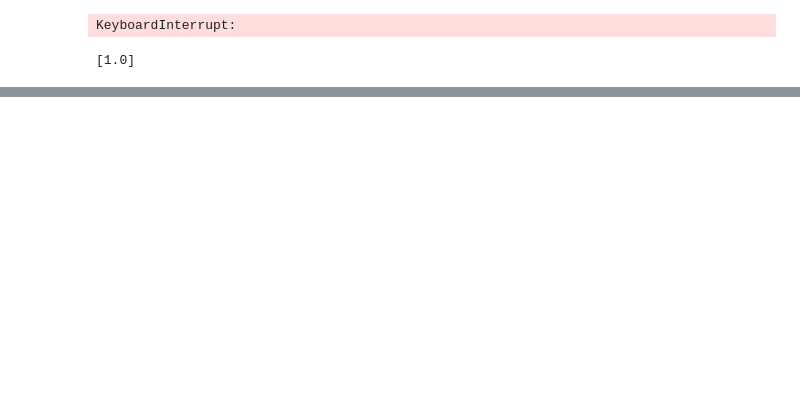
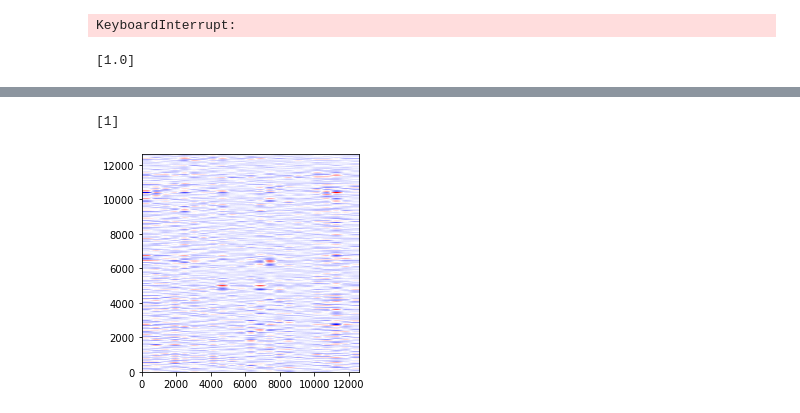
Before and after one commit to calvinsuzuki/SCC0276-Machine-Learning, a Jupyter notebook: cnn_classification.ipynb, the cells around one changed output, grey strips where cells are left out. Saved outputs shown, nothing was run; the diff lists cells and outputs as text; code cells hidden in the pictures; blank space fills up the shorter version.

Commit message:
Image generation

```diff
--- a/cnn_classification.ipynb
+++ b/cnn_classification.ipynb
@@ -264,0 +235,9 @@ def specificity_loss_wrapper():
+# %%
+import matplotlib.pyplot as plt
+ind= np.argwhere(y_test == 1)[0,:]
+print(y_test[ind[0]])
+plt.imshow(x_test[ind[0]], extent=(0,12600,0, 12600), cmap='seismic')
+plt.show()
+# %% [output]
+[1]
+[figure, added]
```
Also changed, not shown: parts of 9 cells of this notebook, 1 other file.
